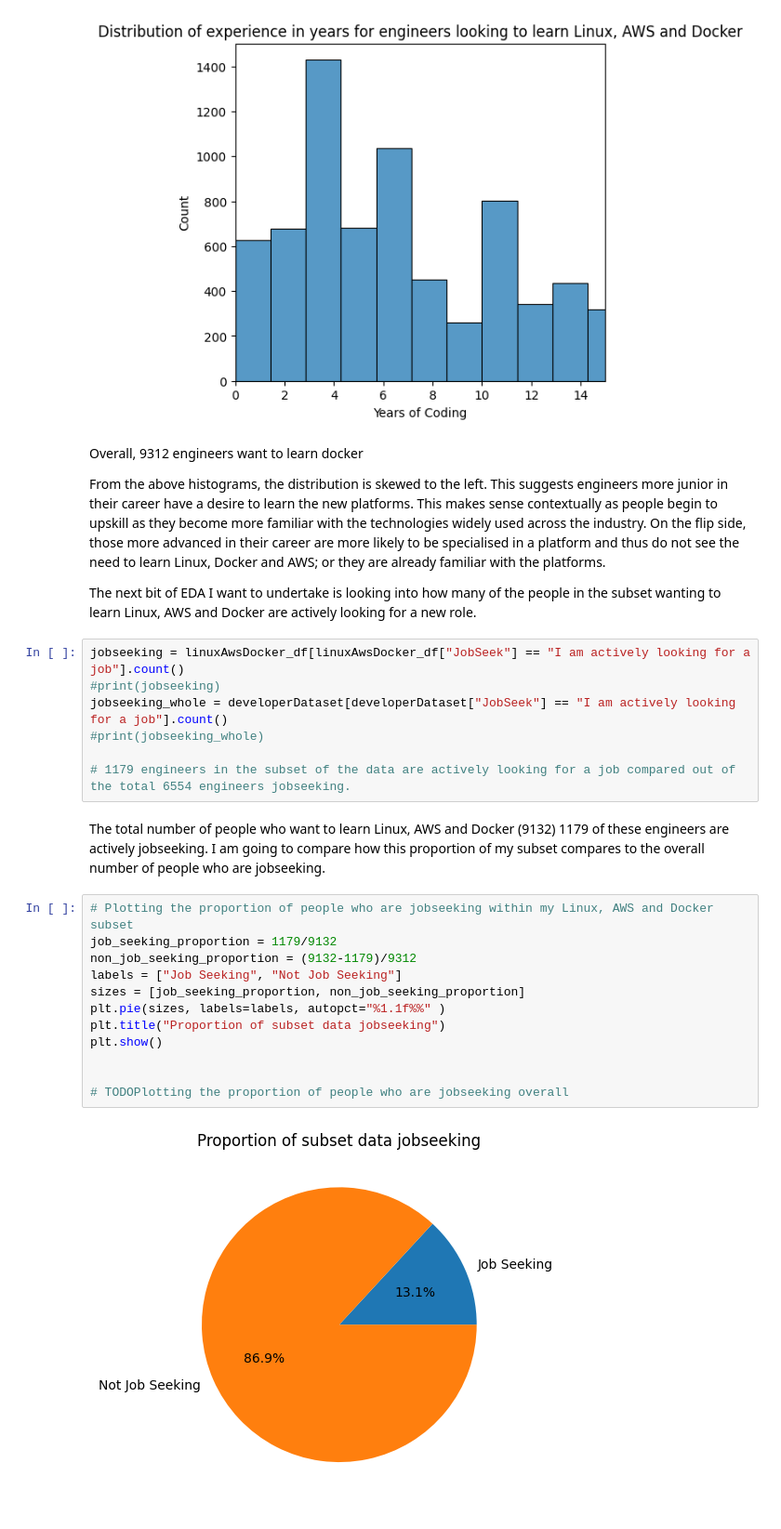
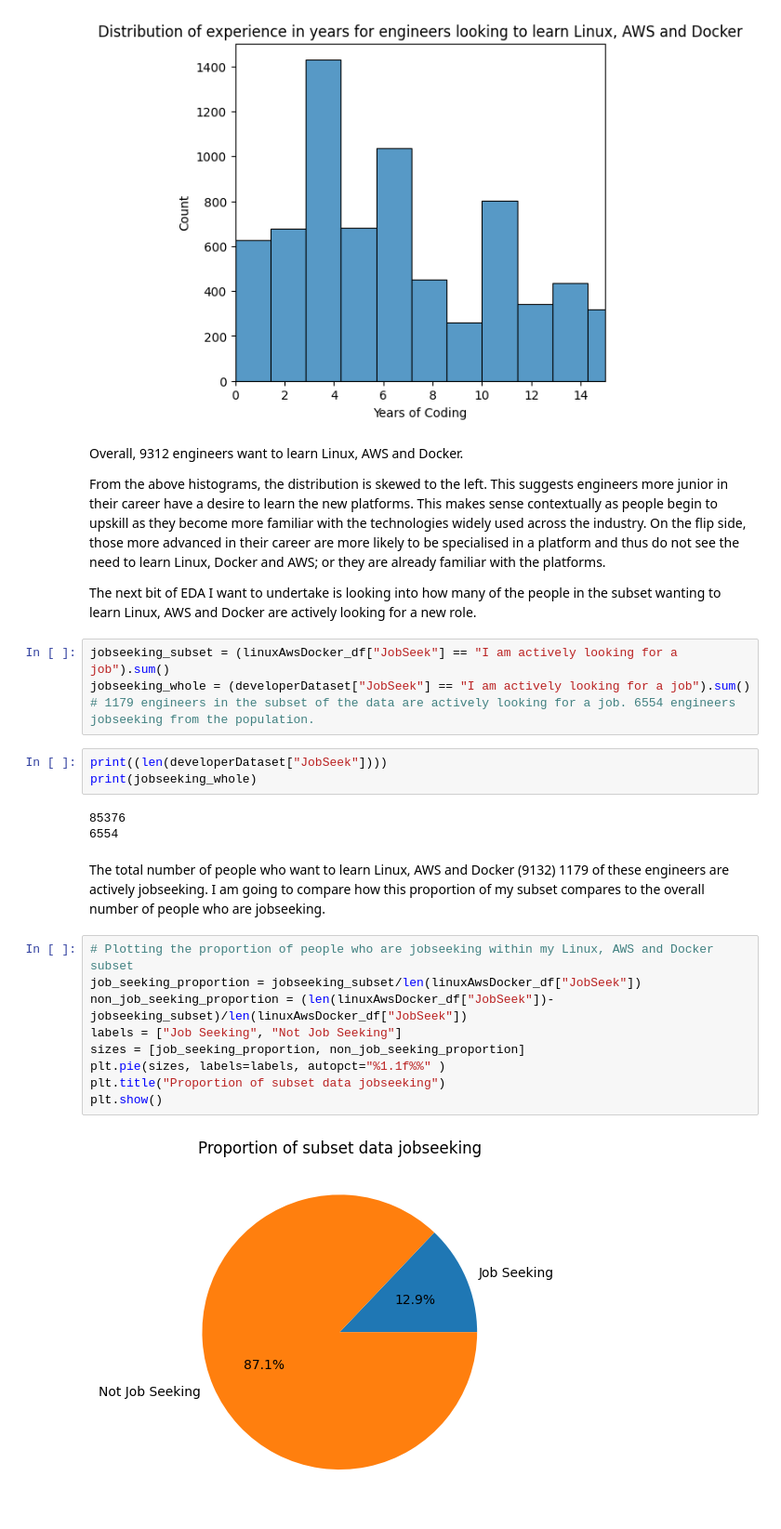
Before and after one commit to JTrehan1/EDARepo, a Jupyter notebook: developerDataAnalysis.ipynb, the cells around one changed output. Shown at 93% size. Drawn from its saved outputs; the diff is of its cells as text.

Commit message:
Pie Charts Completed

```diff
--- a/developerDataAnalysis.ipynb
+++ b/developerDataAnalysis.ipynb
@@ -168,31 +137,31 @@ plt.show()
 [figure]
 [figure]
 # %% [markdown]
-Overall, 9312 engineers want to learn docker
+Overall, 9312 engineers want to learn Linux, AWS and Docker.
 
 From the above histograms, the distribution is skewed to the left. This suggests engineers more junior in their career have a desire to learn the new platforms. This makes sense contextually as people begin to upskill as they become more familiar with the technologies widely used across the industry. On the flip side, those more advanced in their career are more likely to be specialised in a platform and thus do not see the need to learn Linux, Docker and AWS; or they are already familiar with the platforms.
 
 The next bit of EDA I want to undertake is looking into how many of the people in the subset wanting to learn Linux, AWS and Docker are actively looking for a new role.
 # %%
-jobseeking = linuxAwsDocker_df[linuxAwsDocker_df["JobSeek"] == "I am actively looking for a job"].count()
-#print(jobseeking)
-jobseeking_whole = developerDataset[developerDataset["JobSeek"] == "I am actively looking for a job"].count()
-#print(jobseeking_whole)
-
-# 1179 engineers in the subset of the data are actively looking for a job compared out of the total 6554 engineers jobseeking.
+jobseeking_subset = (linuxAwsDocker_df["JobSeek"] == "I am actively looking for a job").sum()
+jobseeking_whole = (developerDataset["JobSeek"] == "I am actively looking for a job").sum()
+# 1179 engineers in the subset of the data are actively looking for a job. 6554 engineers jobseeking from the population.
+# %%
+print((len(developerDataset["JobSeek"])))
+print(jobseeking_whole)
+# %% [output]
+85376
+6554
 # %% [markdown]
 The total number of people who want to learn Linux, AWS and Docker (9132) 1179 of these engineers are actively jobseeking. I am going to compare how this proportion of my subset compares to the overall number of people who are jobseeking.
 # %%
 # Plotting the proportion of people who are jobseeking within my Linux, AWS and Docker subset
-job_seeking_proportion = 1179/9132
-non_job_seeking_proportion = (9132-1179)/9312
+job_seeking_proportion = jobseeking_subset/len(linuxAwsDocker_df["JobSeek"])
+non_job_seeking_proportion = (len(linuxAwsDocker_df["JobSeek"])-jobseeking_subset)/len(linuxAwsDocker_df["JobSeek"])
 labels = ["Job Seeking", "Not Job Seeking"]
 sizes = [job_seeking_proportion, non_job_seeking_proportion]
 plt.pie(sizes, labels=labels, autopct="%1.1f%%" )
 plt.title("Proportion of subset data jobseeking")
 plt.show()
-
-
-# TODOPlotting the proportion of people who are jobseeking overall
 # %% [output]
-[figure, old version]
+[figure, new version]
```
Also changed, not shown: parts of 5 cells of this notebook.
